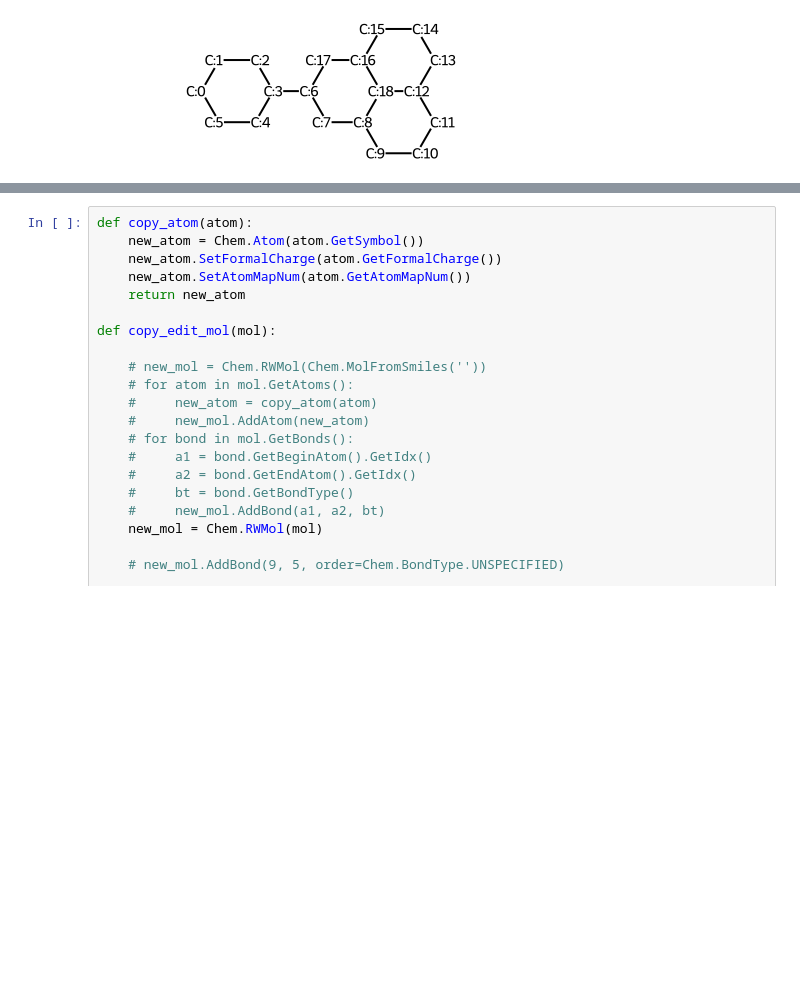
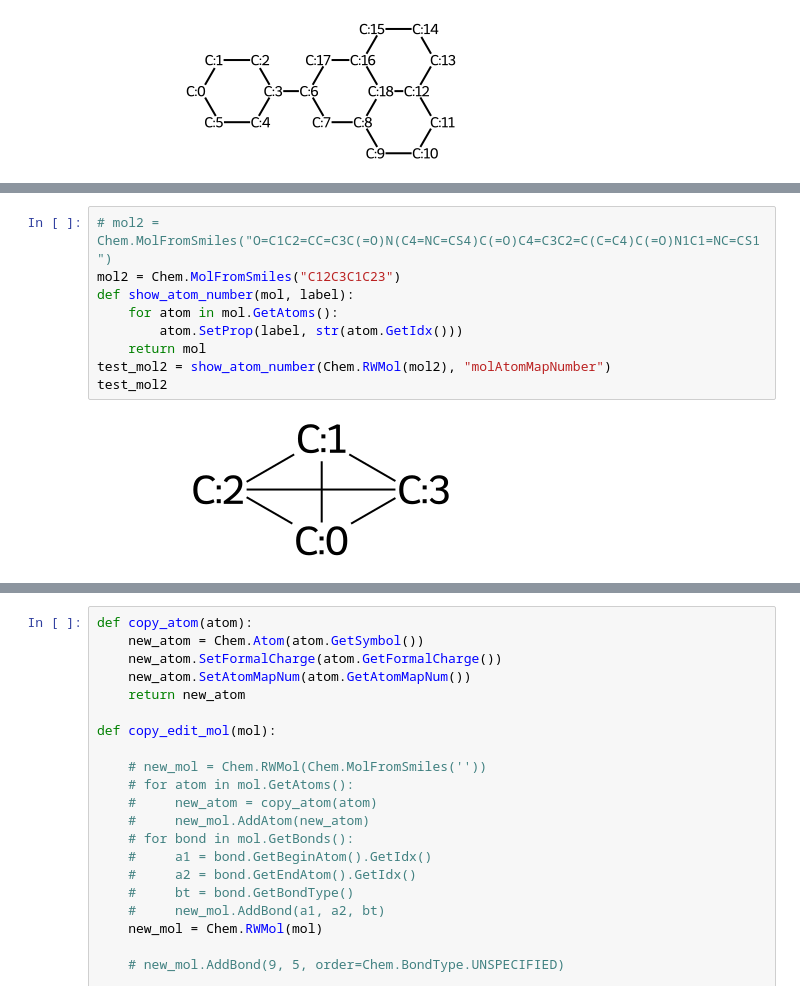
Before and after one commit to chopralab/Cliquify, a Jupyter notebook: t_enumerate.ipynb, the cells around one changed output, grey strips where cells are left out. Saved outputs shown, nothing was run; the diff lists cells and outputs as text; blank space fills up the shorter version.

```diff
--- a/t_enumerate.ipynb
+++ b/t_enumerate.ipynb
@@ -37,0 +146,11 @@ test_mol2
+# %%
+# mol2 = Chem.MolFromSmiles("O=C1C2=CC=C3C(=O)N(C4=NC=CS4)C(=O)C4=C3C2=C(C=C4)C(=O)N1C1=NC=CS1")
+mol2 = Chem.MolFromSmiles("C12C3C1C23")
+def show_atom_number(mol, label):
+    for atom in mol.GetAtoms():
+        atom.SetProp(label, str(atom.GetIdx()))
+    return mol
+test_mol2 = show_atom_number(Chem.RWMol(mol2), "molAtomMapNumber")
+test_mol2
+# %% [output]
+[figure, added]
```
Also changed, not shown: parts of 32 cells of this notebook, 5 other files.
